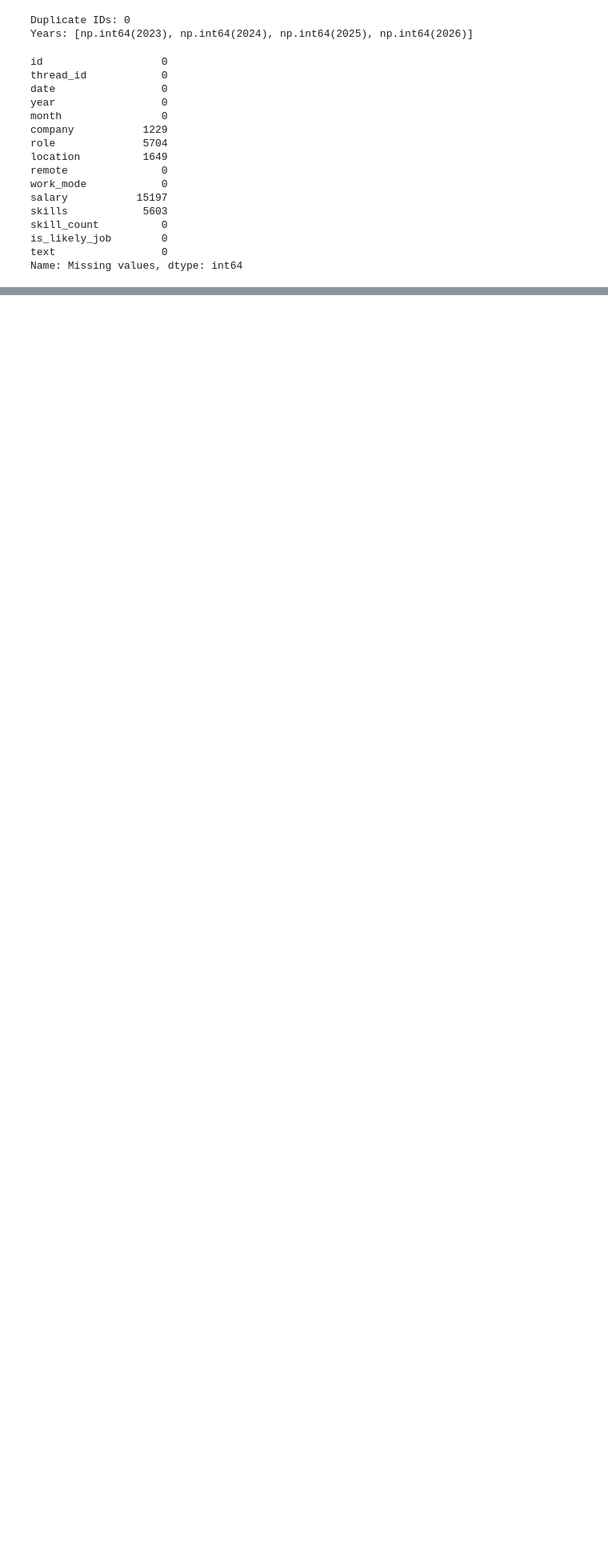
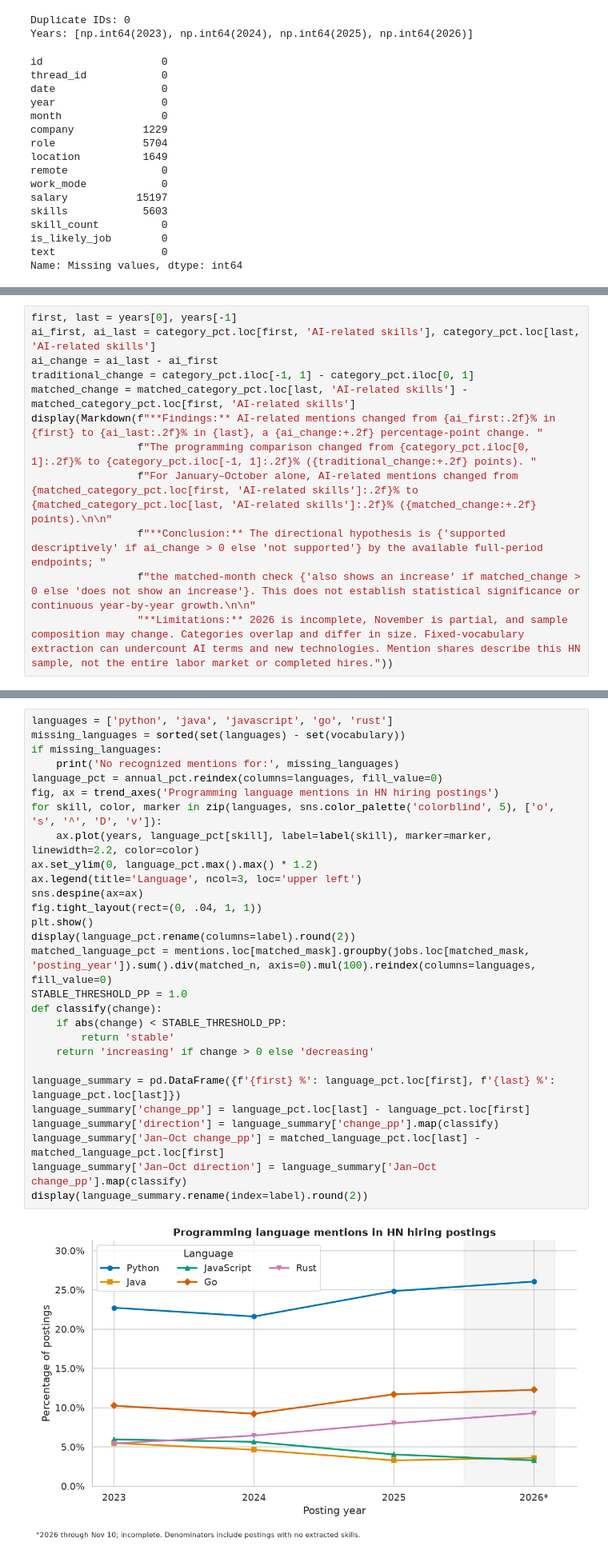
Before and after one commit to ammanikhan/TechSkills, a Jupyter notebook: notebooks/progress_report.ipynb, the cells around one changed output, grey strips where cells are left out. Shown at 80% size. Saved outputs shown, nothing was run; the diff lists cells and outputs as text; blank space fills up the shorter version.

```diff
--- a/notebooks/progress_report.ipynb
+++ b/notebooks/progress_report.ipynb
@@ -85,0 +345,12 @@ plt.show()
+# %%
+first, last = years[0], years[-1]
+ai_first, ai_last = category_pct.loc[first, 'AI-related skills'], category_pct.loc[last, 'AI-related skills']
+ai_change = ai_last - ai_first
+traditional_change = category_pct.iloc[-1, 1] - category_pct.iloc[0, 1]
+matched_change = matched_category_pct.loc[last, 'AI-related skills'] - matched_category_pct.loc[first, 'AI-related skills']
+display(Markdown(f"**Findings:** AI-related mentions changed from {ai_first:.2f}% in {first} to {ai_last:.2f}% in {last}, a {ai_change:+.2f} percentage-point change. "
+                 f"The programming comparison changed from {category_pct.iloc[0, 1]:.2f}% to {category_pct.iloc[-1, 1]:.2f}% ({traditional_change:+.2f} points). "
+                 f"For January–October alone, AI-related mentions changed from {matched_category_pct.loc[first, 'AI-related skills']:.2f}% to {matched_category_pct.loc[last, 'AI-related skills']:.2f}% ({matched_change:+.2f} points).\n\n"
+                 f"**Conclusion:** The directional hypothesis is {'supported descriptively' if ai_change > 0 else 'not supported'} by the available full-period endpoints; "
+                 f"the matched-month check {'also shows an increase' if matched_change > 0 else 'does not show an increase'}. This does not establish statistical significance or continuous year-by-year growth.\n\n"
+                 "**Limitations:** 2026 is incomplete, November is partial, and sample composition may change. Categories overlap and differ in size. Fixed-vocabulary extraction can undercount AI terms and new technologies. Mention shares describe this HN sample, not the entire labor market or completed hires."))
@@ -85,0 +378,30 @@ plt.show()
+# %%
+languages = ['python', 'java', 'javascript', 'go', 'rust']
+missing_languages = sorted(set(languages) - set(vocabulary))
+if missing_languages:
+    print('No recognized mentions for:', missing_languages)
+language_pct = annual_pct.reindex(columns=languages, fill_value=0)
+fig, ax = trend_axes('Programming language mentions in HN hiring postings')
+for skill, color, marker in zip(languages, sns.color_palette('colorblind', 5), ['o', 's', '^', 'D', 'v']):
+    ax.plot(years, language_pct[skill], label=label(skill), marker=marker, linewidth=2.2, color=color)
+ax.set_ylim(0, language_pct.max().max() * 1.2)
+ax.legend(title='Language', ncol=3, loc='upper left')
+sns.despine(ax=ax)
+fig.tight_layout(rect=(0, .04, 1, 1))
+plt.show()
+display(language_pct.rename(columns=label).round(2))
+matched_language_pct = mentions.loc[matched_mask].groupby(jobs.loc[matched_mask, 'posting_year']).sum().div(matched_n, axis=0).mul(100).reindex(columns=languages, fill_value=0)
+STABLE_THRESHOLD_PP = 1.0
+def classify(change):
+    if abs(change) < STABLE_THRESHOLD_PP:
+        return 'stable'
+    return 'increasing' if change > 0 else 'decreasing'
+
+language_summary = pd.DataFrame({f'{first} %': language_pct.loc[first], f'{last} %': language_pct.loc[last]})
+language_summary['change_pp'] = language_pct.loc[last] - language_pct.loc[first]
+language_summary['direction'] = language_summary['change_pp'].map(classify)
+language_summary['Jan–Oct change_pp'] = matched_language_pct.loc[last] - matched_language_pct.loc[first]
+language_summary['Jan–Oct direction'] = language_summary['Jan–Oct change_pp'].map(classify)
+display(language_summary.rename(index=label).round(2))
+# %% [output]
+[figure, added]
```
Also changed, not shown: parts of 20 cells of this notebook, 2 other files.
